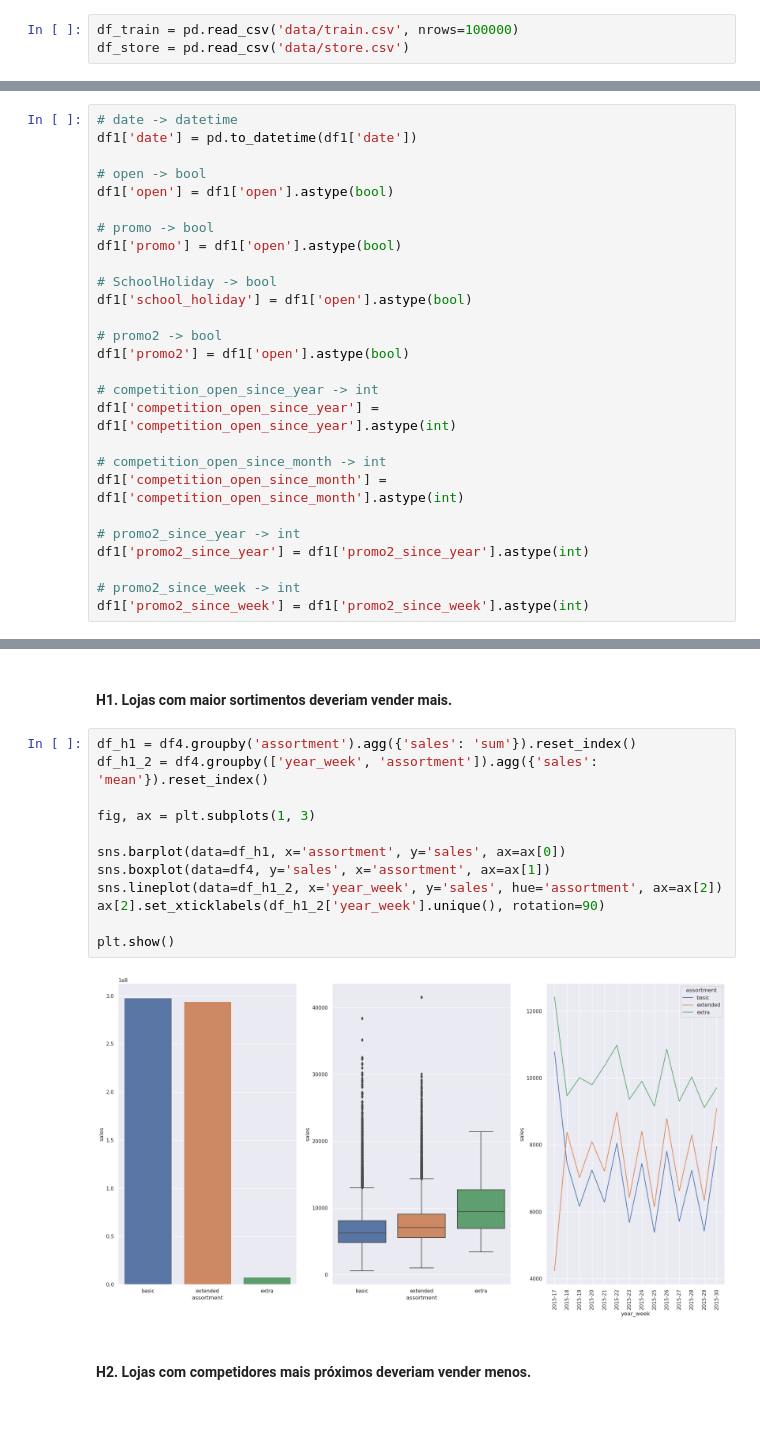
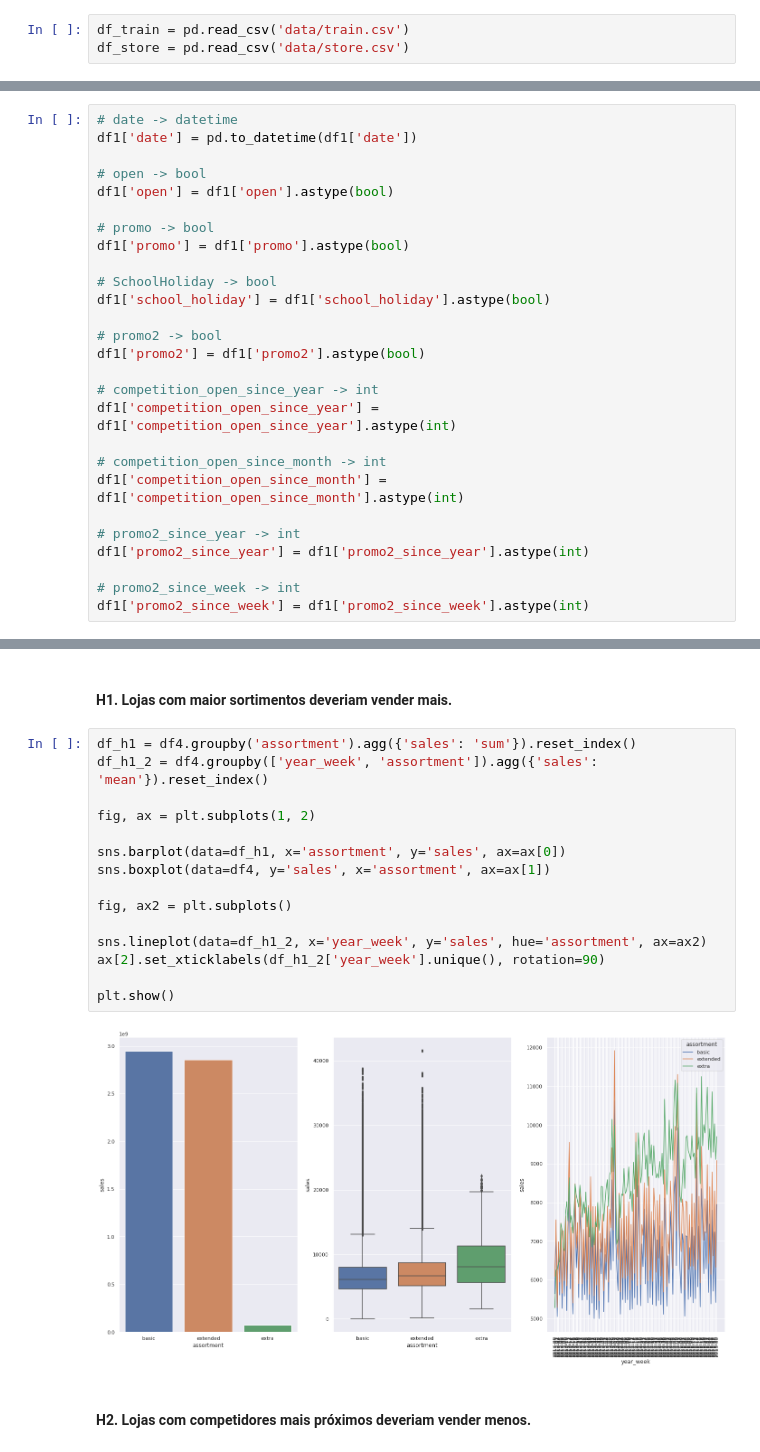
Before and after one commit to GustavoBarros11/rossmann_sales_forecast, a Jupyter notebook: ciclo1_notebook.ipynb, the cells around one changed output, grey strips where cells are left out. Saved outputs shown, nothing was run; the diff lists cells and outputs as text; blank space fills up the shorter version.

```diff
--- a/ciclo1_notebook.ipynb
+++ b/ciclo1_notebook.ipynb
@@ -34,7 +46,7 @@ def plot_2_var_corr(df, col1, col2):
 # %% [markdown]
 ### 0.2) Coleta dos Dados
 # %%
-df_train = pd.read_csv('data/train.csv', nrows=100000)
+df_train = pd.read_csv('data/train.csv')
 df_store = pd.read_csv('data/store.csv')
 # %%
 df_raw = df_train.merge(df_store, how='left', on='Store')
@@ -140,13 +152,13 @@ df1['date'] = pd.to_datetime(df1['date'])
 df1['open'] = df1['open'].astype(bool)
 
 # promo -> bool
-df1['promo'] = df1['open'].astype(bool)
+df1['promo'] = df1['promo'].astype(bool)
 
 # SchoolHoliday -> bool
-df1['school_holiday'] = df1['open'].astype(bool)
+df1['school_holiday'] = df1['school_holiday'].astype(bool)
 
 # promo2 -> bool
-df1['promo2'] = df1['open'].astype(bool)
+df1['promo2'] = df1['promo2'].astype(bool)
 
 # competition_open_since_year -> int
 df1['competition_open_since_year'] = df1['competition_open_since_year'].astype(int)
@@ -377,17 +389,20 @@ plt.show()
 # %%
 df_h1 = df4.groupby('assortment').agg({'sales': 'sum'}).reset_index()
 df_h1_2 = df4.groupby(['year_week', 'assortment']).agg({'sales': 'mean'}).reset_index()
 
-fig, ax = plt.subplots(1, 3)
+fig, ax = plt.subplots(1, 2)
 
 sns.barplot(data=df_h1, x='assortment', y='sales', ax=ax[0])
 sns.boxplot(data=df4, y='sales', x='assortment', ax=ax[1])
-sns.lineplot(data=df_h1_2, x='year_week', y='sales', hue='assortment', ax=ax[2])
+
+fig, ax2 = plt.subplots()
+
+sns.lineplot(data=df_h1_2, x='year_week', y='sales', hue='assortment', ax=ax2)
 ax[2].set_xticklabels(df_h1_2['year_week'].unique(), rotation=90)
 
 plt.show()
 # %% [output]
-[figure, old version]
+[figure, new version]
 # %% [markdown]
 #### H2. Lojas com competidores mais próximos deveriam vender menos.
 # %%
```
Also changed, not shown: parts of 48 cells of this notebook.
